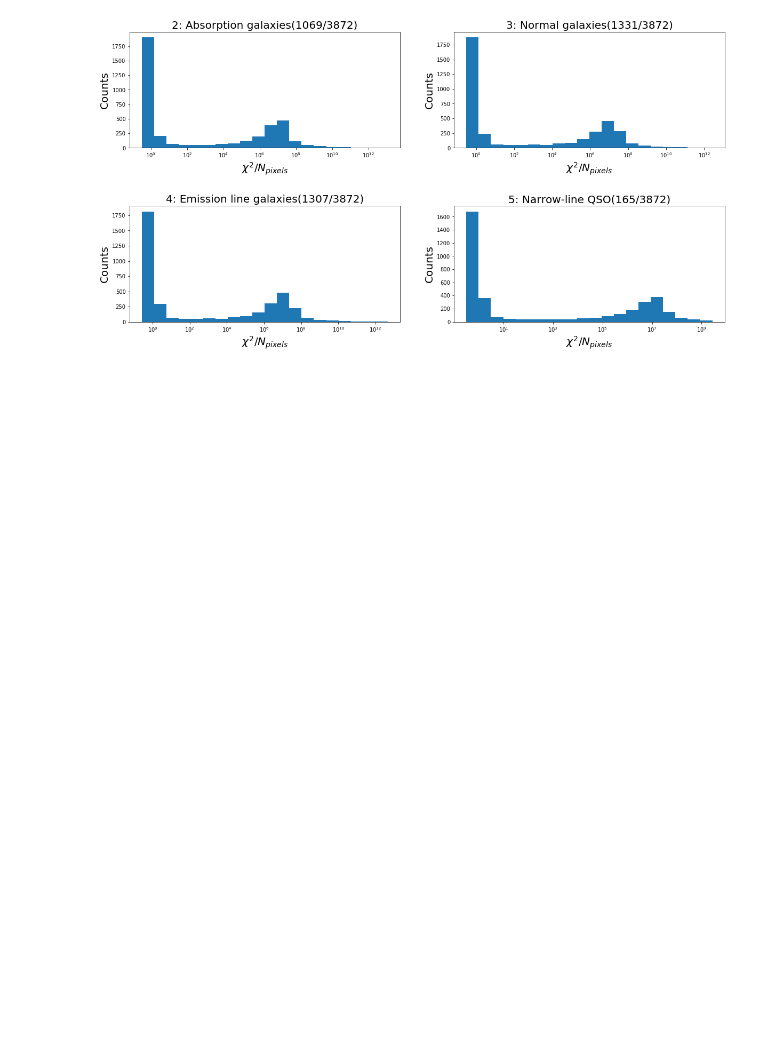
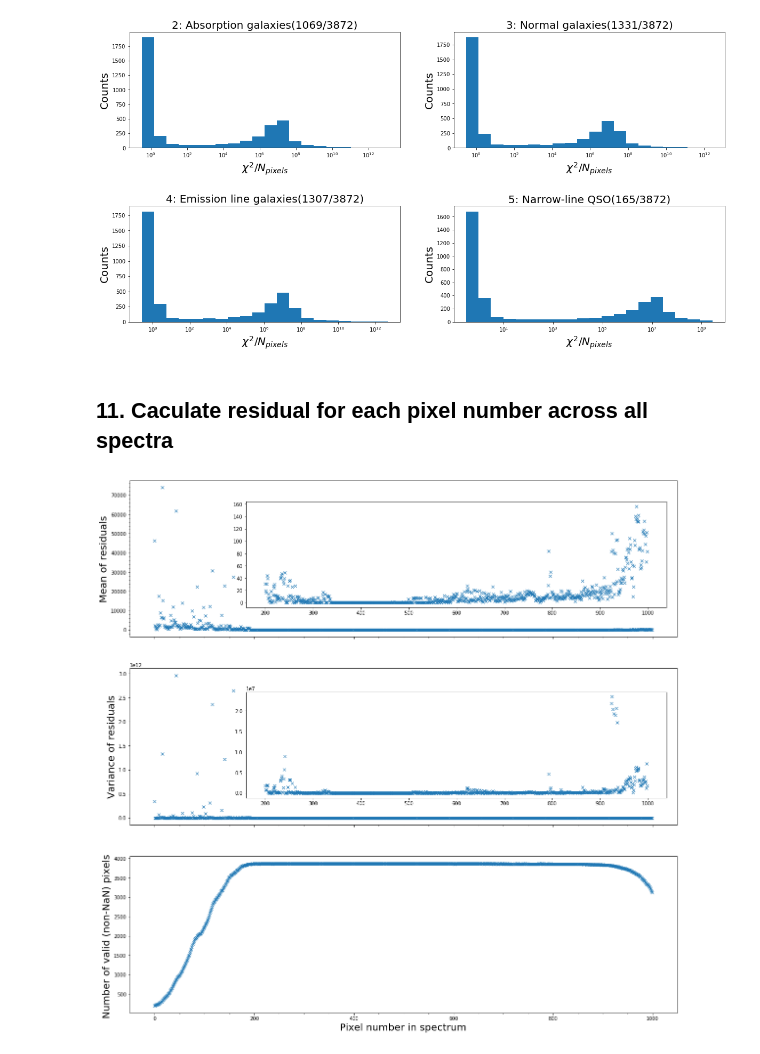
Before and after one commit to ksephton/ASTR-Leistedt-1, a Jupyter notebook: Spectra/PCA_4000spectra.ipynb, the cells around one changed output. Saved outputs shown, nothing was run; the diff lists cells and outputs as text; code cells hidden in the pictures; blank space fills up the shorter version.

Commit message:
Calculated residuals for each pixel across all spectra

```diff
--- a/Spectra/PCA_4000spectra.ipynb
+++ b/Spectra/PCA_4000spectra.ipynb
@@ -392,3 +392,5 @@ plt.subplots_adjust(hspace=.5, wspace=.2)
 plt.show()
 # %% [output]
 [figure]
+# %% [markdown]
+## 11. Caculate residual for each pixel number across all spectra
@@ -394,0 +432,22 @@ plt.show()
+# %%
+# %% Plot mean and variance of residuals, and number of valid pixels used
+end_num = 200
+fig, (ax1, ax2, ax3) = plt.subplots(3,1, sharex=True, figsize=(20,20))
+
+ax1.plot(chi_means,'x')
+ax1.minorticks_on()
+axins1 = fig.add_axes([0.29, 0.7, 0.595, 0.15])
+axins1.plot(range(end_num,len(chi_means)),chi_means[end_num:], 'x')
+ax1.set_ylabel("Mean of residuals", fontsize=20)
+
+ax2.plot(chi_vars,'x')
+axins2 = fig.add_axes([0.29, 0.43, 0.595, 0.15])
+axins2.plot(range(end_num,len(chi_vars)),chi_vars[end_num:], 'x')
+ax2.set_ylabel("Variance of residuals", fontsize=20)
+
+ax3.plot(num_validpix, 'x')
+ax3.set_ylabel("Number of valid (non-NaN) pixels ", fontsize=20)
+ax3.set_xlabel("Pixel number in spectrum", fontsize=20)
+plt.show()
+# %% [output]
+[figure, added]
```
Also changed, not shown: parts of 4 cells of this notebook, 1 other file.
